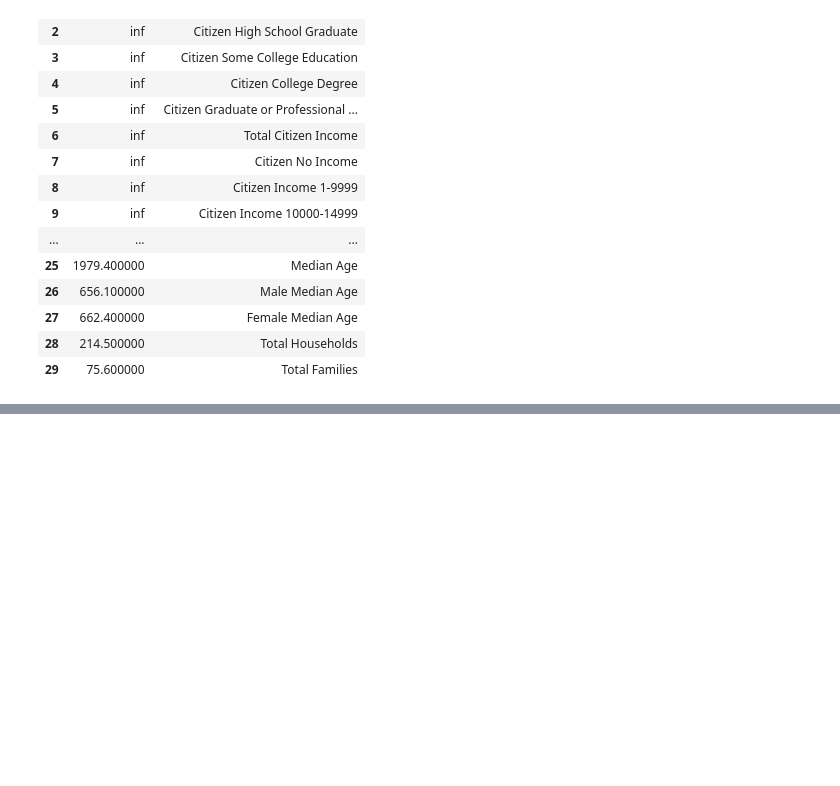
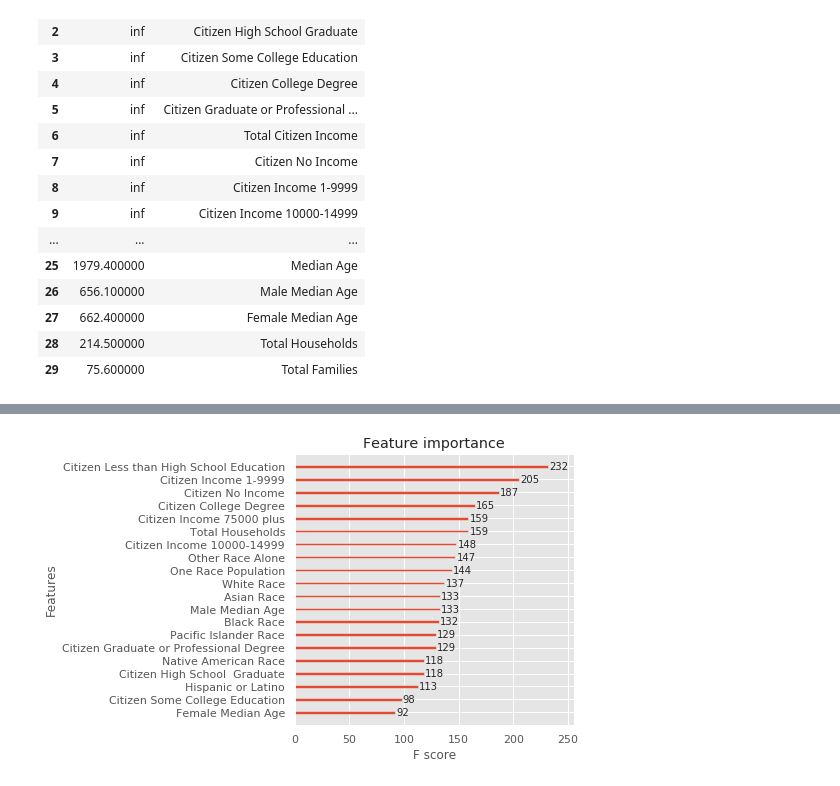
Before and after one commit to new4stu/BA590-Capstone, a Jupyter notebook: initial_EDA8.ipynb, the cells around one changed output, grey strips where cells are left out. Drawn from its saved outputs; the diff is of its cells as text; code cells hidden in the pictures; blank space fills up the shorter version.

```diff
--- a/initial_EDA8.ipynb
+++ b/initial_EDA8.ipynb
@@ -554,0 +583,9 @@ results.summary()
+# %%
+#Fit the regressor to the training set and make predictions on the test set using the familiar .fit() and .predict() methods.
+xg_reg.fit(Xnew_train,y_train)
+
+preds = xg_reg.predict(Xnew_test)
+
+#Compute the rmse by invoking the mean_sqaured_error function from sklearn's metrics module.
+rmse = np.sqrt(mean_squared_error(y_test, preds))
+print("RMSE: %f" % (rmse))
@@ -554,0 +631,10 @@ results.summary()
+# %%
+#counting the number of times each feature is split on across all boosting rounds (trees) in the model, and then visualizing the result as a bar graph, with the features
+#ordered according to how many times they appear using XGBoost plot_importance() function
+
+plt.rcParams['figure.figsize'] = [5, 5]
+xgb.plot_importance(xg_reg)
+
+plt.show()
+# %% [output]
+[figure, added]
```
Also changed, not shown: parts of 56 cells of this notebook, 2 other files.
